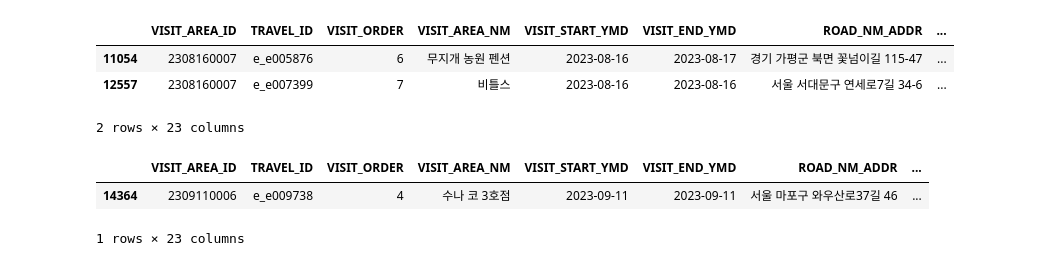
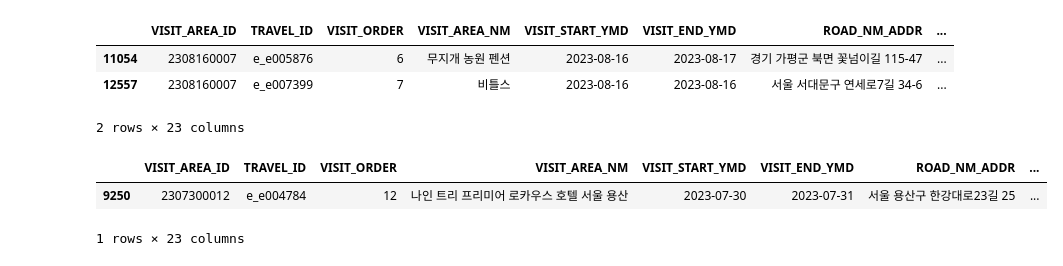
Before and after one commit to UnknwonD/GNN_Recommend, a Jupyter notebook: GNN/data_preprocess.ipynb, the cells around one changed output. Cells and saved outputs as stored; diff of their text form; code cells hidden in the pictures.

```diff
--- a/GNN/data_preprocess.ipynb
+++ b/GNN/data_preprocess.ipynb
@@ -900,8 +900,8 @@ visit_area_df[visit_area_df['VISIT_AREA_ID'] == 2308160007]
 | 12557 | 2308160007 | e_e007399 | 7 | 비틀스 | 2023-08-16 | 2023-08-16 | 서울 서대문구 연세로7길 34-6 | ... |
 2 rows × 23 columns
 # %%
-visit_area_df[visit_area_df['VISIT_AREA_ID'] == 2309110006]
+visit_area_df[visit_area_df['VISIT_AREA_ID'] == 2307300012]
 # %% [output]
 |  | VISIT_AREA_ID | TRAVEL_ID | VISIT_ORDER | VISIT_AREA_NM | VISIT_START_YMD | VISIT_END_YMD | ROAD_NM_ADDR | ... |
-| 14364 | 2309110006 | e_e009738 | 4 | 수나 코 3호점 | 2023-09-11 | 2023-09-11 | 서울 마포구 와우산로37길 46 | ... |
+| 9250 | 2307300012 | e_e004784 | 12 | 나인 트리 프리미어 로카우스 호텔 서울 용산 | 2023-07-30 | 2023-07-31 | 서울 용산구 한강대로23길 25 | ... |
 1 rows × 23 columns
```
Also changed, not shown: parts of 3 cells of this notebook.
